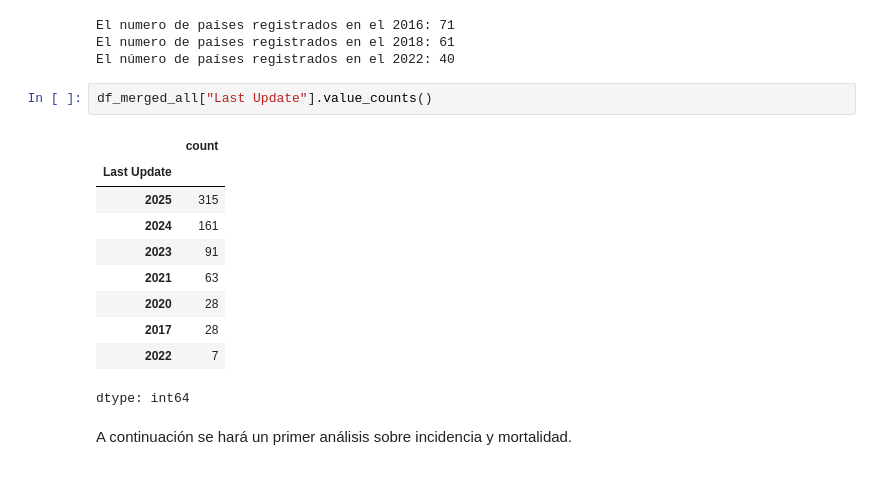
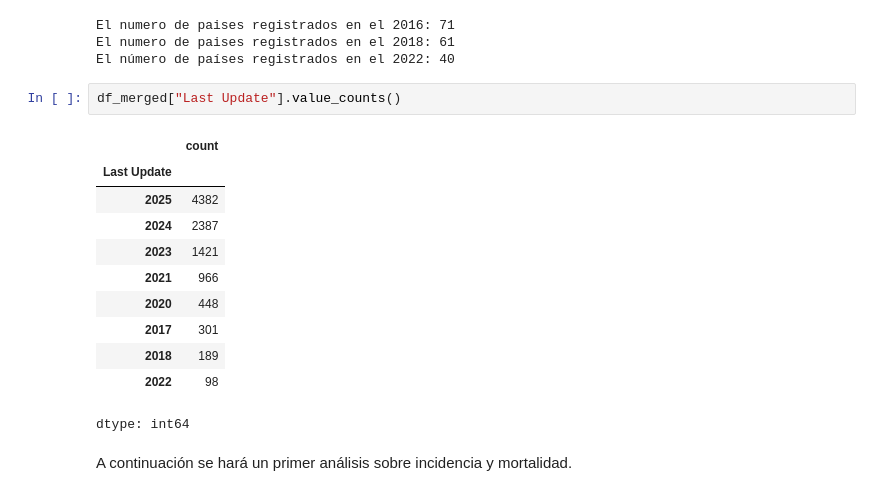
Before and after one commit to mehrerm/TFM, a Jupyter notebook: notebooks/carga_depuracion.ipynb, the cells around one changed output. Drawn from its saved outputs; the diff is of its cells as text.

```diff
--- a/notebooks/carga_depuracion.ipynb
+++ b/notebooks/carga_depuracion.ipynb
@@ -2360,17 +2360,18 @@ El numero de paises registrados en el 2016: 71
 El numero de paises registrados en el 2018: 61
 El número de países registrados en el 2022: 40
 # %%
-df_merged_all["Last Update"].value_counts()
+df_merged["Last Update"].value_counts()
 # %% [output]
 |  | count |
 | Last Update |  |
-| 2025 | 315 |
-| 2024 | 161 |
-| 2023 | 91 |
-| 2021 | 63 |
-| 2020 | 28 |
-| 2017 | 28 |
-| 2022 | 7 |
+| 2025 | 4382 |
+| 2024 | 2387 |
+| 2023 | 1421 |
+| 2021 | 966 |
+| 2020 | 448 |
+| 2017 | 301 |
+| 2018 | 189 |
+| 2022 | 98 |
 dtype: int64
 # %% [markdown]
 A continuación se hará un primer análisis sobre incidencia y mortalidad.
```
Also changed, not shown: parts of 14 cells of this notebook.
